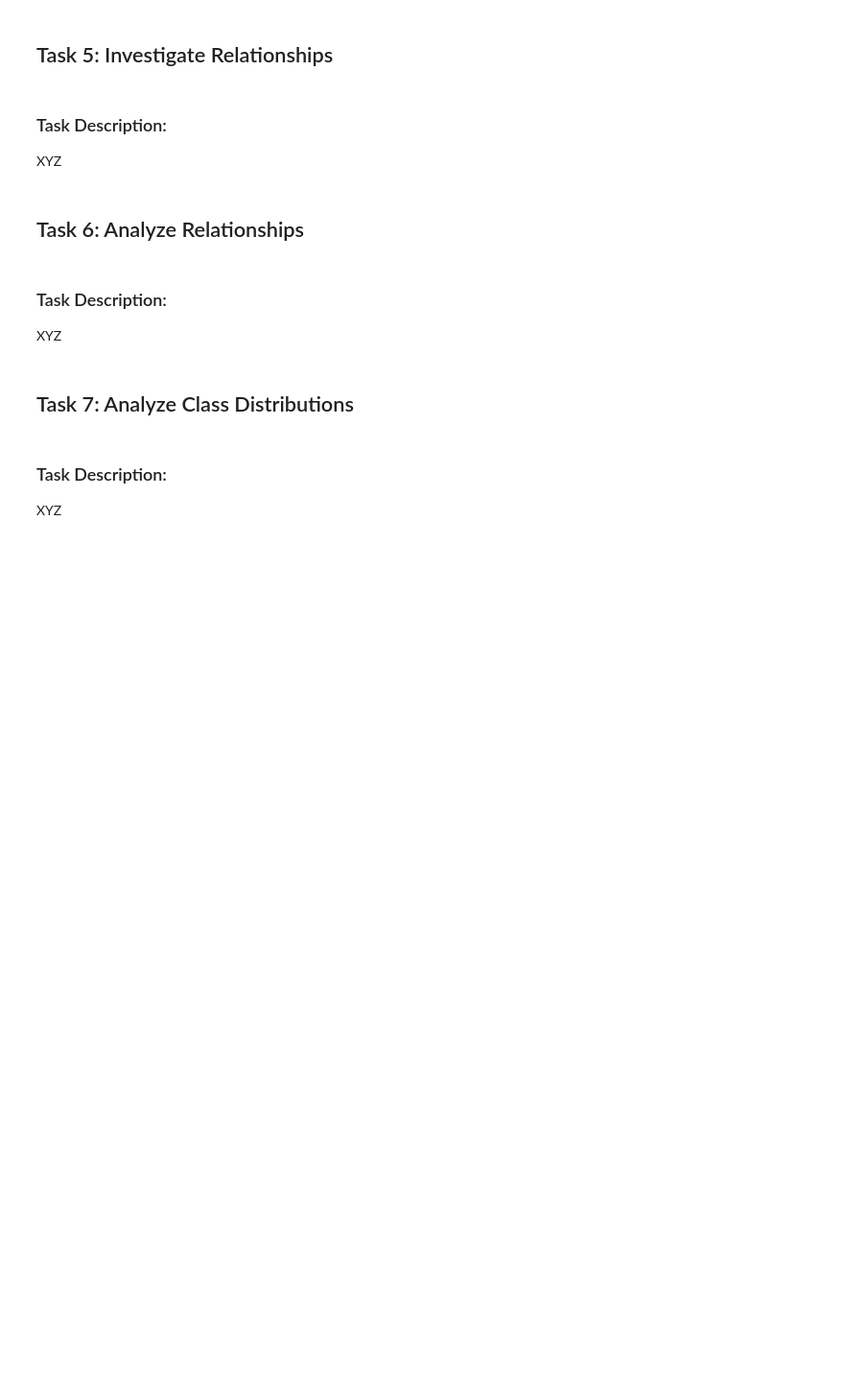
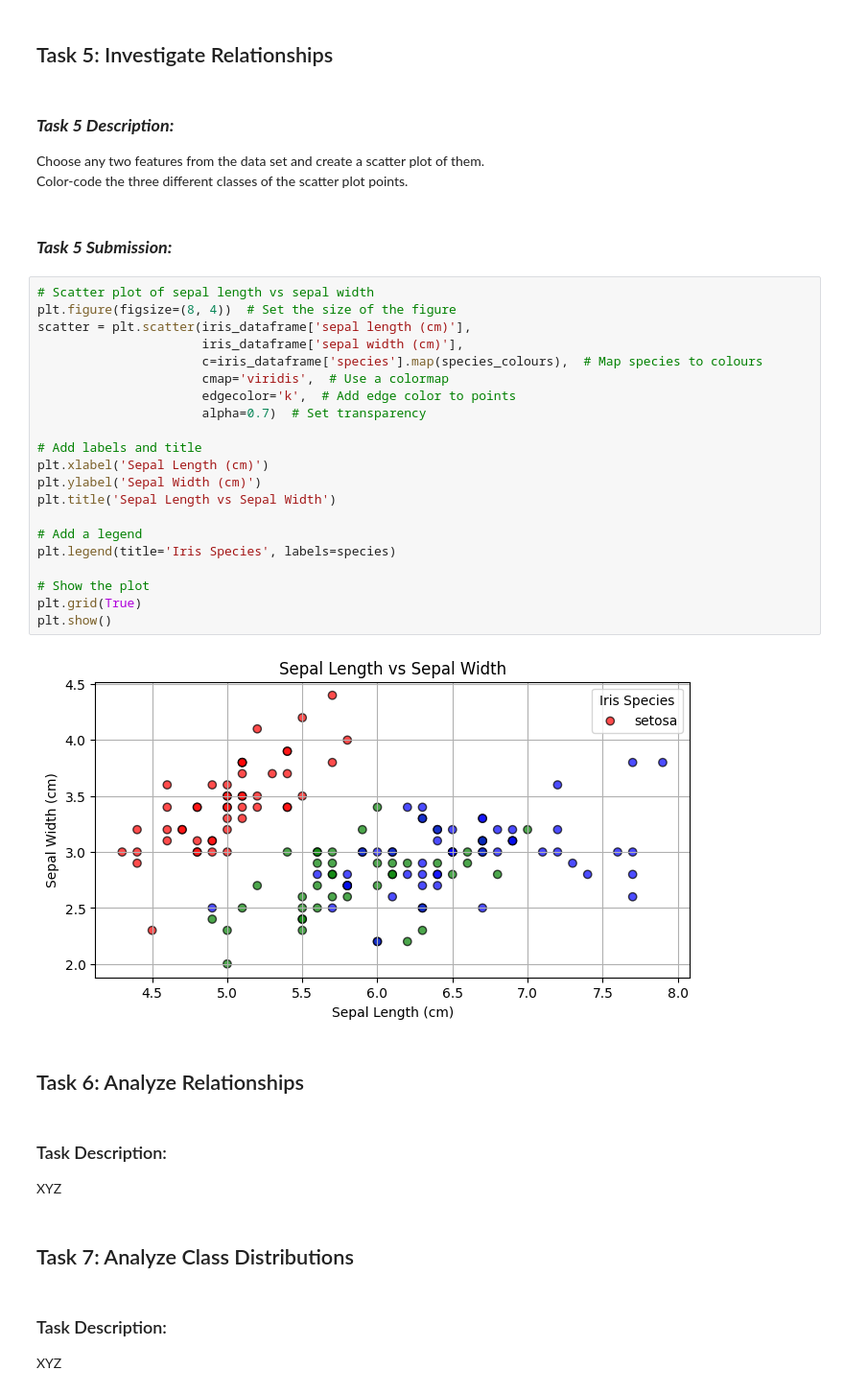
Before and after one commit to skerr17/principles_of_data_analytics, a Jupyter notebook: tasks.ipynb, the cells around one changed output. Shown at 96% size. Drawn from its saved outputs; the diff is of its cells as text; blank space fills up the shorter version.

```diff
--- a/tasks.ipynb
+++ b/tasks.ipynb
@@ -261,9 +289,35 @@ for feature in features:
 # %% [markdown]
 ## Task 5: Investigate Relationships
+# %% [markdown]
+### ***Task 5 Description:***
+
+Choose any two features from the data set and create a scatter plot of them.
+Color-code the three different classes of the scatter plot points.
 # %% [markdown]
-### Task Description:
-
-XYZ
+### ***Task 5 Submission:***
+# %%
+# Scatter plot of sepal length vs sepal width
+plt.figure(figsize=(8, 4))  # Set the size of the figure
+scatter = plt.scatter(iris_dataframe['sepal length (cm)'],
+                      iris_dataframe['sepal width (cm)'],
+                      c=iris_dataframe['species'].map(species_colours),  # Map species to colours
+                      cmap='viridis',  # Use a colormap
+                      edgecolor='k',  # Add edge color to points
+                      alpha=0.7)  # Set transparency
+
+# Add labels and title
+plt.xlabel('Sepal Length (cm)')
+plt.ylabel('Sepal Width (cm)')
+plt.title('Sepal Length vs Sepal Width')
+
+# Add a legend
+plt.legend(title='Iris Species', labels=species)
+
+# Show the plot
+plt.grid(True)
+plt.show()
+# %% [output]
+[figure, added]
 # %% [markdown]
 ## Task 6: Analyze  Relationships
 # %% [markdown]
```
Also changed, not shown: parts of 7 cells of this notebook.
